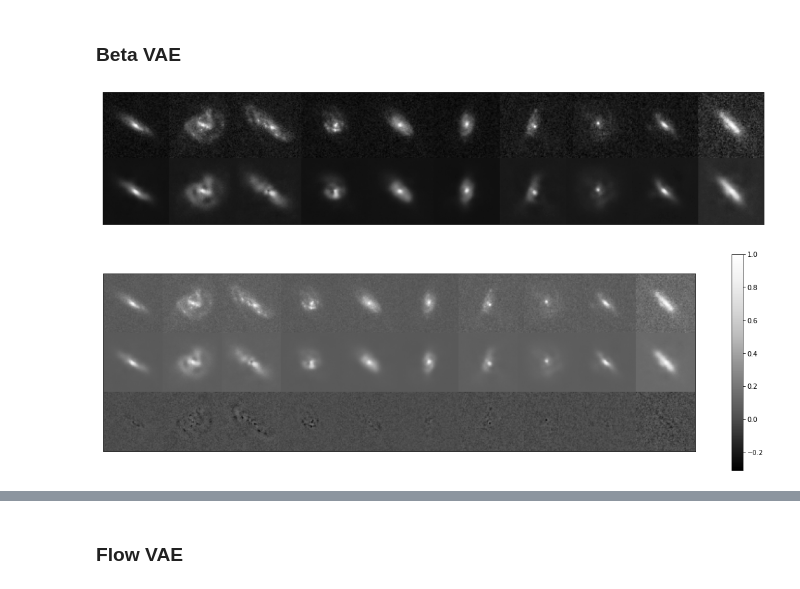
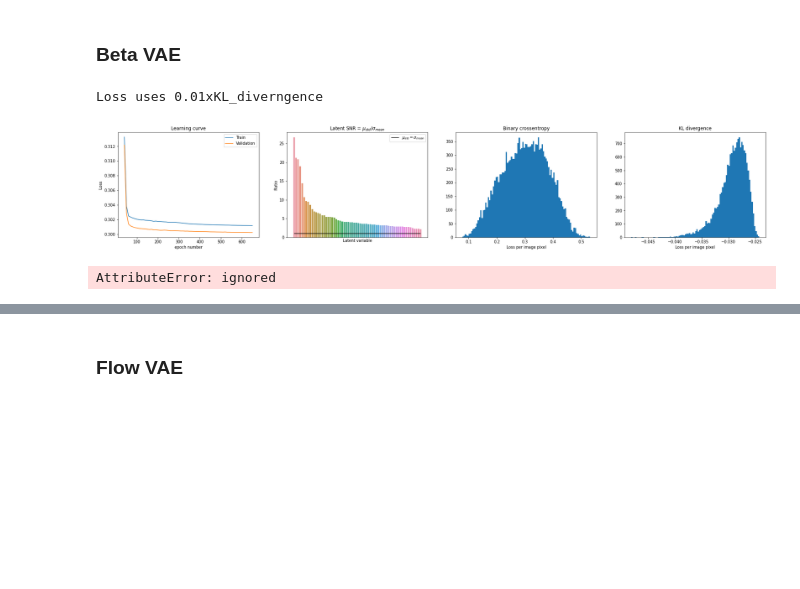
Before and after one commit to egorssed/Astrophysics, a Jupyter notebook: VAE_Framework.ipynb, the cells around one changed output, grey strips where cells are left out. Saved outputs shown, nothing was run; the diff lists cells and outputs as text; code cells hidden in the pictures; blank space fills up the shorter version.

```diff
--- a/VAE_Framework.ipynb
+++ b/VAE_Framework.ipynb
@@ -542,8 +459,19 @@ ratio=std_of_mu/mean_of_var
+# %%
+models=Initialize_VAE(beta_1=0.5,beta_2=0.999,Loss_type='Beta',Beta=10**-2)
+vae=models['vae']
+
+Checkpoint_to_load=620
+Folder='VAE_Framework/Beta_VAE/'
+vae.load_weights(Folder+'Checkpoints/epoch_{}/Model'.format(Checkpoint_to_load))
+Latent_Space=get_Latent_Space(models,gal_dataset_images)
+# %%
+show_train_stats(models,Latent_Space,Folder+'logs.txt',gal_dataset_images,start_epoch=40,stop_epoch=700,Latent_SNR_sorted=True,Loss_type='Beta',Beta=10**-2)
+# %% [output]
+Loss uses 0.01xKL_diverngence
+[figure, added]
 # %%
-present_reconstruction()
+present_reconstruction(models,images_to_reconstruct)
 # %% [output]
-[figure, removed]
+AttributeError: ignored
 # %%
-present_reconstruction(resid=True)
+present_reconstruction(models,images_to_reconstruct,resid=True)
-# %% [output]
-[figure, removed]
```
Also changed, not shown: parts of 112 cells of this notebook, 3 other files.
